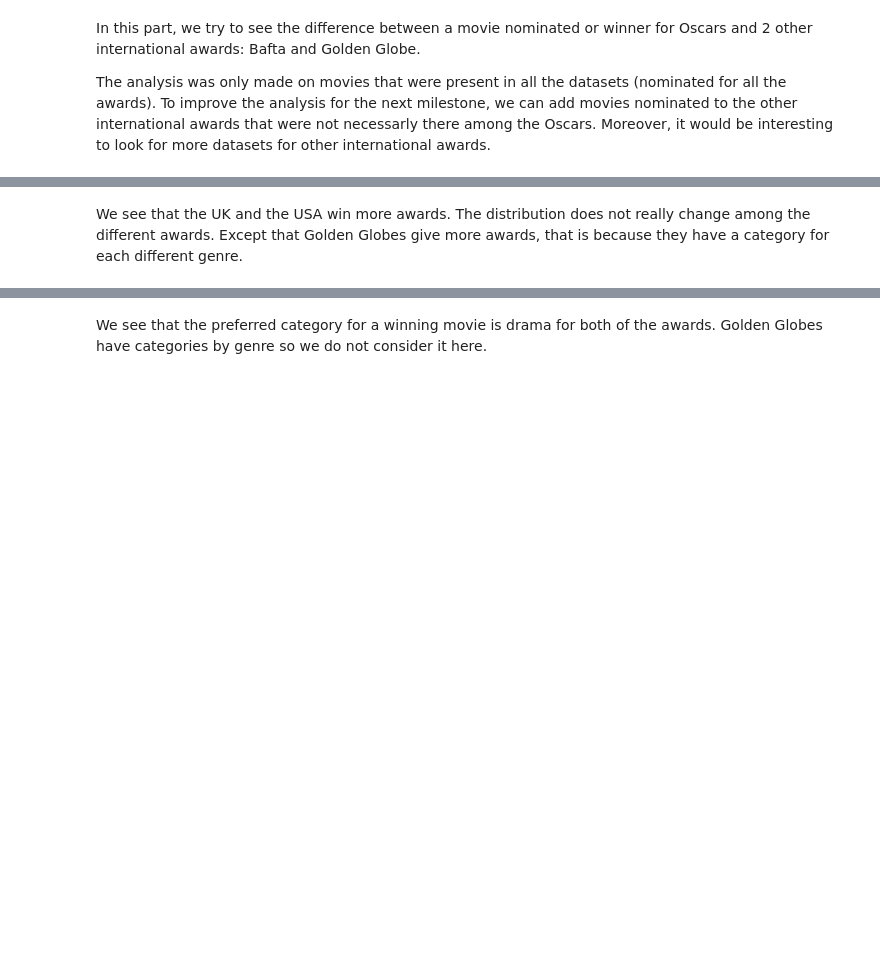
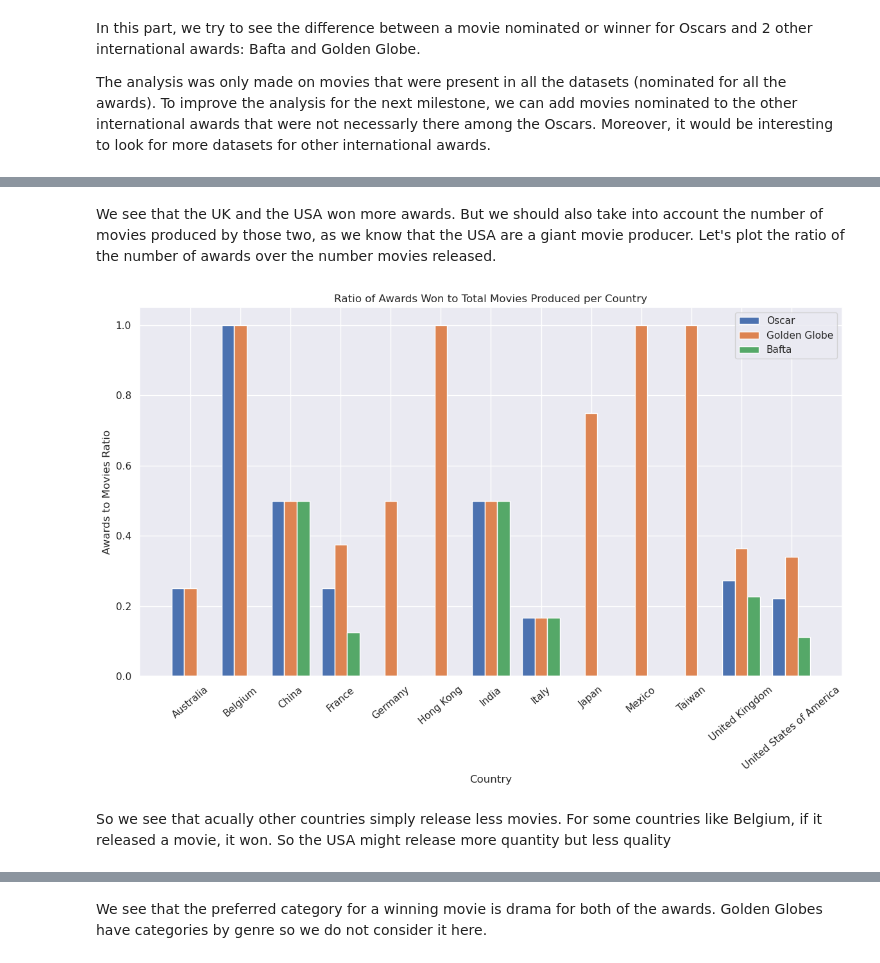
Before and after one commit to epfl-ada/ada-2024-project-badaboum, a Jupyter notebook: results.ipynb, the cells around one changed output, grey strips where cells are left out. Saved outputs shown, nothing was run; the diff lists cells and outputs as text; code cells hidden in the pictures; blank space fills up the shorter version.

Commit message:
added movies to other awards, added new question

```diff
--- a/results.ipynb
+++ b/results.ipynb
@@ -129,5 +140,11 @@ q4.awards_by_countries()
-# %% [markdown]
-We see that the UK and the USA win more awards. The distribution does not really change among the different awards. Except that Golden Globes give more awards, that is because they have a category for each different genre.
+# %% [markdown]
+We see that the UK and the USA won more awards. But we should also take into account the number of movies produced by those two, as we know that the USA are a giant movie producer. Let's plot the ratio of the number of awards over the number movies released.
+# %%
+q4.awards_by_countries_ratio()
+# %% [output]
+[figure, added]
+# %% [markdown]
+So we see that acually other countries simply release less movies. For some countries like Belgium, if it released a movie, it won. So the USA might release more quantity but less quality
 # %%
 q4.awards_by_genre()
 # %% [output]
```
Also changed, not shown: parts of 7 cells of this notebook, 3 other files.
